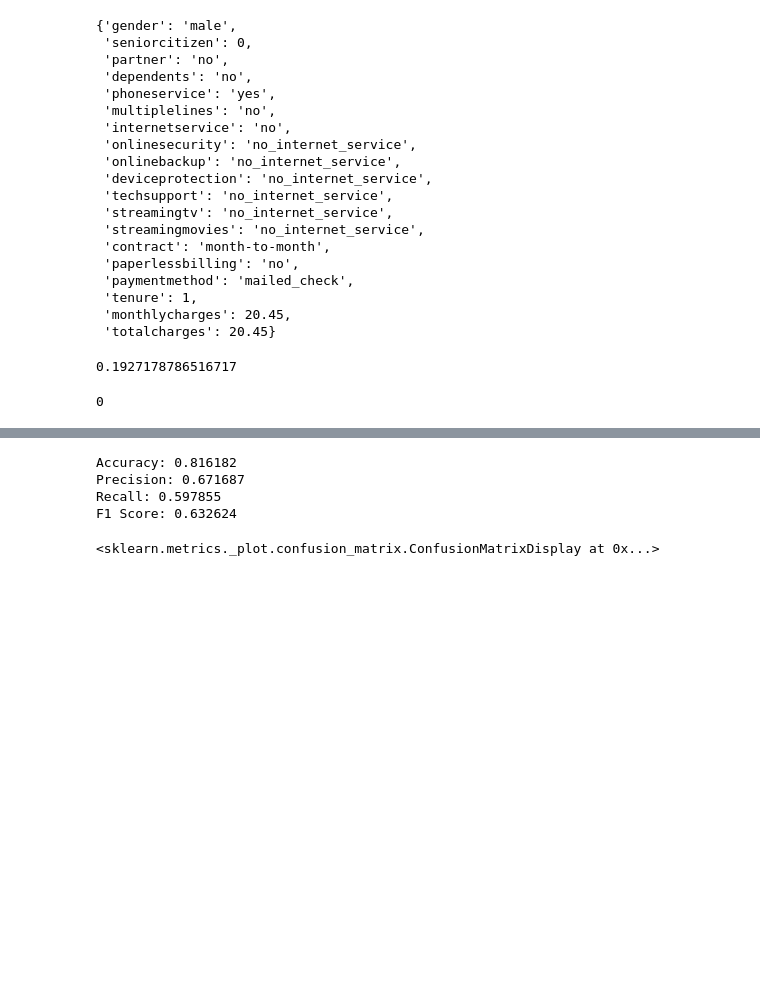
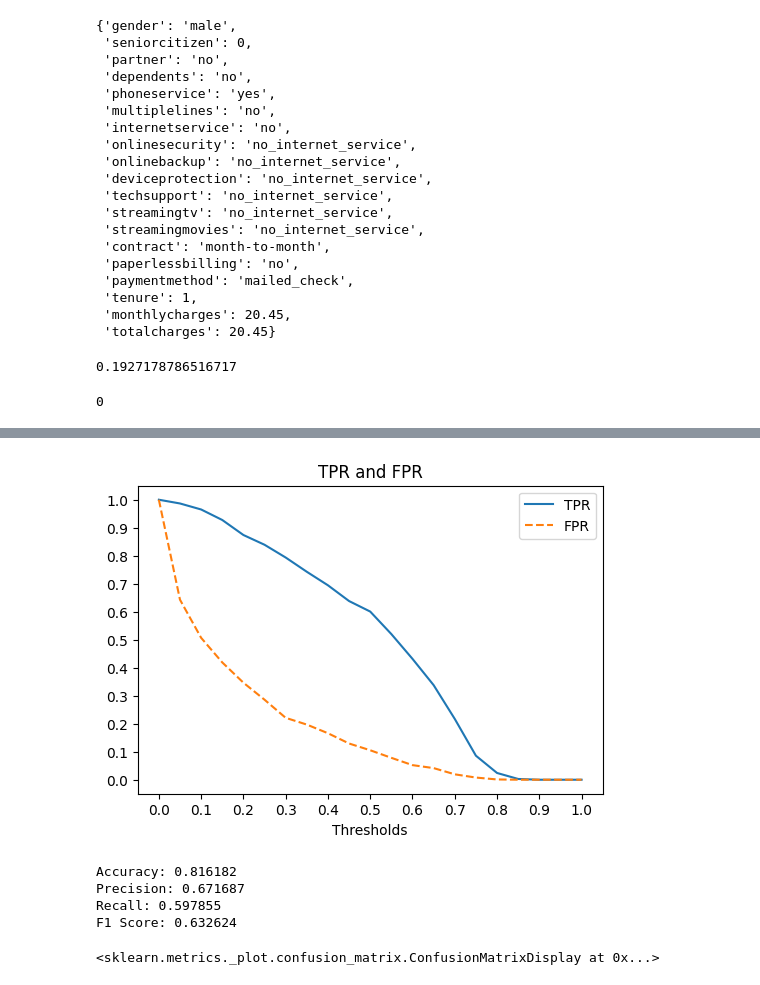
Before and after one commit to a-kravets/Data-Analytics-Projects, a Jupyter notebook: Churn Prediction/churn-prediction.ipynb, the cells around one changed output, grey strips where cells are left out. Saved outputs shown, nothing was run; the diff lists cells and outputs as text; code cells hidden in the pictures; blank space fills up the shorter version.

Commit message:
adding roc curves

```diff
--- a/Churn Prediction/churn-prediction.ipynb
+++ b/Churn Prediction/churn-prediction.ipynb
@@ -1113,0 +1116,3 @@ threshold
+# %%
+threshold['tpr'] = threshold.tp / (threshold.tp + threshold.fn)
+threshold['fpr'] = threshold.fp / (threshold.fp + threshold.tn)
@@ -1114,3 +1139,21 @@ threshold
+# %%
+plt.figure(figsize=(6, 4))
+
+plt.plot(threshold.threshold, threshold.tpr, linestyle='solid', label='TPR')
+plt.plot(threshold.threshold, threshold.fpr, linestyle='dashed', label='FPR')
+plt.legend()
+
+plt.xticks(np.linspace(0, 1, 11))
+plt.yticks(np.linspace(0, 1, 11))
+
+plt.xlabel('Thresholds')
+plt.title('TPR and FPR')
+
+# plt.savefig('04_fpr_tpr_plot.svg')
+
+plt.show()
+# %% [output]
+[figure, added]
 # %%
 import sklearn.metrics as metrics
 
```
Also changed, not shown: parts of 58 cells of this notebook.
